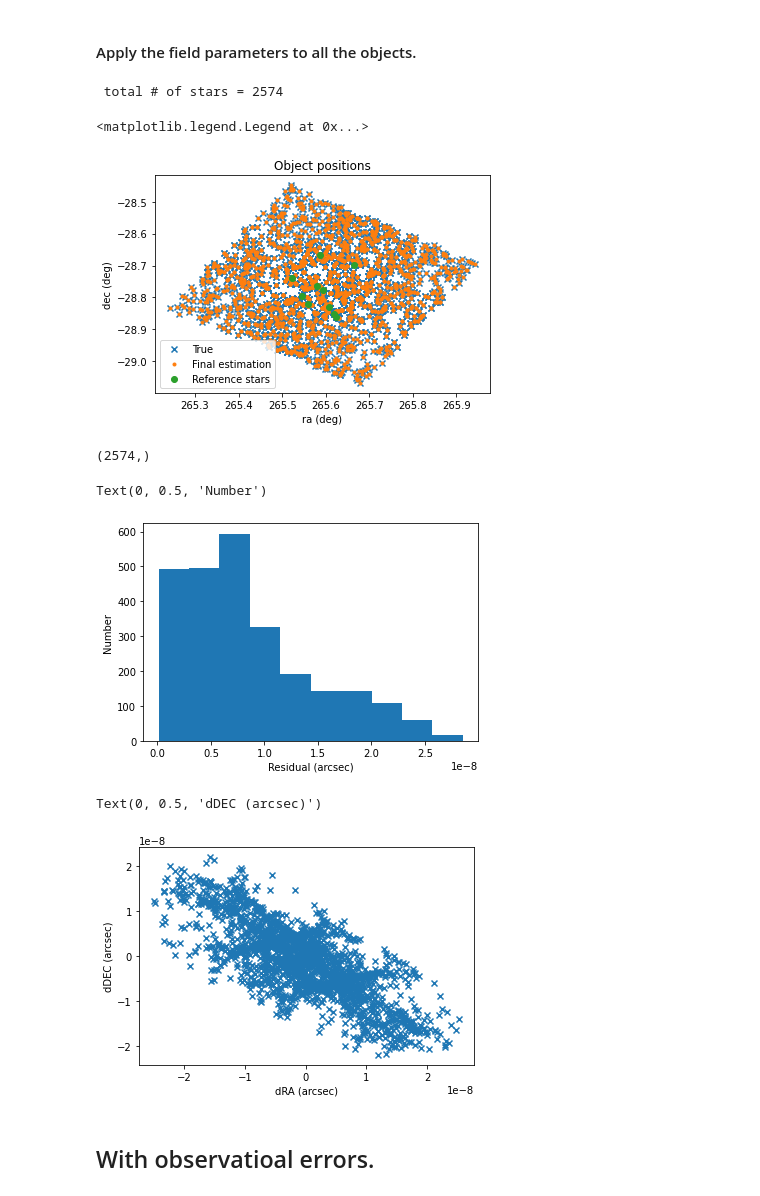
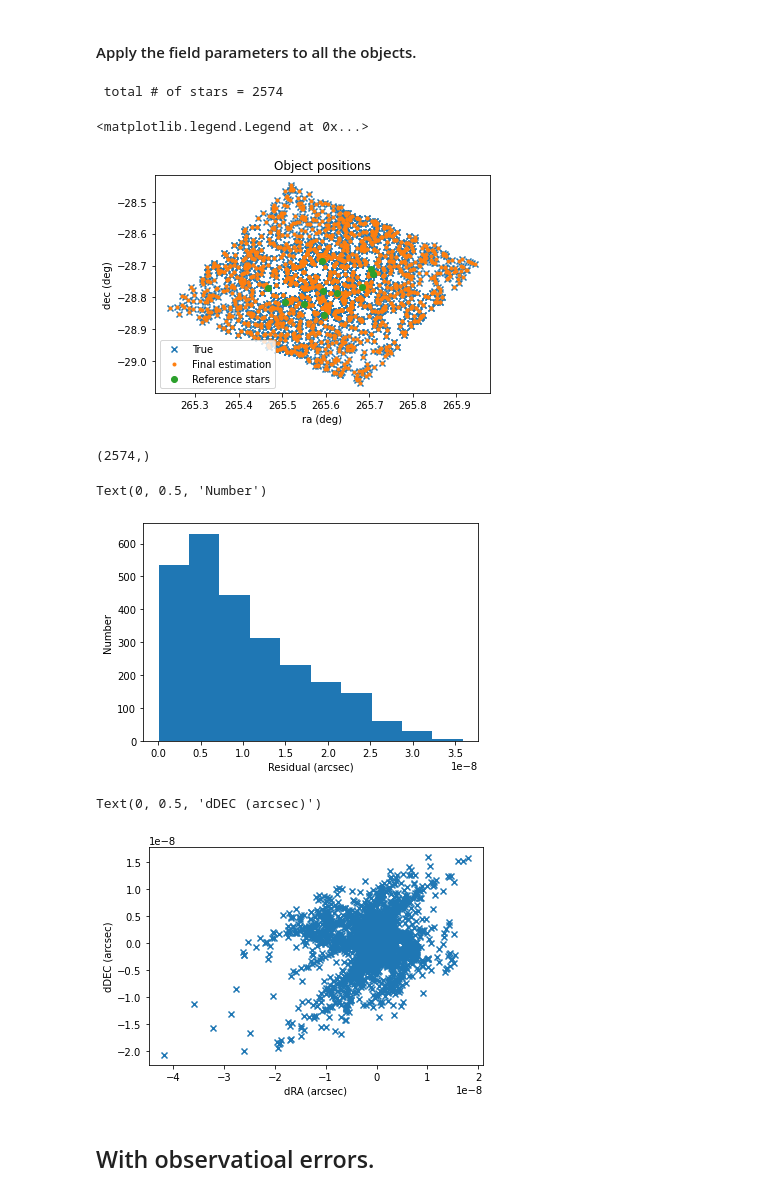
Before and after one commit to kawatadaisuke/JASMINE-analysis-testing, a Jupyter notebook: case7_challenge_00_pix2wcs.ipynb, the cells around one changed output. Cells and saved outputs as stored; diff of their text form; code cells hidden in the pictures.

```diff
--- a/case7_challenge_00_pix2wcs.ipynb
+++ b/case7_challenge_00_pix2wcs.ipynb
@@ -340,4 +423,6 @@ Define model function to solve with Least Squares.
 # %%
+import copy
+
 # def model_func(params, n_fields, dim_sip, observed_xy):
 def model_func(params, ra_ptgs, dec_ptgs, n_fields, dim_sip, observed_xy):
     # params = (ra_ptgs, dec_ptgs, pa_ptg..., scale, a..., b...)
@@ -393,8 +478,11 @@ def model_func(params, ra_ptgs, dec_ptgs, n_fields, dim_sip, observed_xy):
     # compute the mean ra/dec for unique stars
     cat_ids = unique(observed_xy_cp, 'catalog_id')['catalog_id']
 
-    ra_mean = np.zeros_like(observed_xy_cp['ra_est'])
-    dec_mean = np.zeros_like(observed_xy_cp['ra_est'])
+    ra_mean = np.zeros(len(observed_xy['ra_est']))
+    dec_mean = np.zeros(len(observed_xy['dec_est']))
+
+    # effective RA
+    observed_xy_cp['ra_est'] = observed_xy_cp['ra_est']*np.cos(observed_xy_cp['dec_est'].data*u.deg)
 
     for i in cat_ids:
         pos = np.where(observed_xy_cp['catalog_id'] == i)
@@ -654,13 +759,22 @@ def model_wrefs_func(params, n_fields, dim_sip, observed_xy, radec_refstars):
     # compute the mean ra/dec for unique stars
     cat_ids = unique(observed_xy_cp, 'catalog_id')['catalog_id']
 
-    ra_mean = np.zeros_like(observed_xy_cp['ra_est'])
-    dec_mean = np.zeros_like(observed_xy_cp['ra_est'])
+    ra_mean = np.zeros(len(observed_xy['ra_est']))
+    dec_mean = np.zeros(len(observed_xy['dec_est']))
+
+    # effective RA
+    observed_xy_cp['ra_est'] = observed_xy_cp['ra_est']*np.cos(observed_xy_cp['dec_est'].data*u.deg)
 
     for i in cat_ids:
         pos = np.where(observed_xy_cp['catalog_id'] == i)
         ra_mean[pos] = np.mean(observed_xy_cp[pos]['ra_est'])*u.deg
         dec_mean[pos] = np.mean(observed_xy_cp[pos]['dec_est'])*u.deg
+
+    # effective RA for reference stars
+    radec_refstars_cp = radec_refstars.copy()
+    radec_refstars_cp.rename_column('ra', 'ra*')
+    radec_refstars_cp['ra*'] = radec_refstars_cp['ra*']*np.cos(radec_refstars_cp['dec'].data*u.deg)
+    # print(radec_refstars['ra'], radec_refstars_cp['ra*'])
 
     # reference stars' measured mean ra, dec to be compared
     # with the ra, dec of reference stars.
@@ -674,10 +788,13 @@ def model_wrefs_func(params, n_fields, dim_sip, observed_xy, radec_refstars):
       radec_est_refstars[i]['ra_est'] = ra_mean[observed_xy_cp['catalog_id'] == id][0]
       radec_est_refstars[i]['dec_est'] = dec_mean[observed_xy_cp['catalog_id'] == id][0]
 
+
     radec_est = np.concatenate((observed_xy_cp['ra_est'], observed_xy_cp['dec_est'], \
-                              radec_refstars['ra'], radec_refstars['dec']))
+                              radec_refstars_cp['ra*'], radec_refstars_cp['dec']))
     radec_est_mean = np.concatenate((ra_mean, dec_mean, radec_est_refstars['ra_est'], \
                                     radec_est_refstars['dec_est']))
+
+    # print(' ref stars al diff=', np.sum(radec_refstars_cp['ra*']-radec_est_refstars['ra_est']))
 
     residuals = radec_est - radec_est_mean
 
@@ -876,7 +996,7 @@ plt.legend()
 # %% [output]
  total # of stars = 2574
 <matplotlib.legend.Legend at 0x...>
-[figure, old version]
+[figure, new version]
 # %%
 distlist = []
 print(np.shape(radec_allobjs))
@@ -893,20 +1013,23 @@ plt.ylabel("Number")
 # %% [output]
 (2574,)
 Text(0, 0.5, 'Number')
-[figure, old version]
+[figure, new version]
 # %%
-dra = ((radec_allobjs['ra_est']-observed_xy['ra']).data)*u.deg
+# dra = ((radec_allobjs['ra_est']-observed_xy['ra']).data)*u.deg
+# effective RA
+dra = radec_allobjs['ra_est']*np.cos(radec_allobjs['dec_est'].data*u.deg) \
+        -observed_xy['ra']*np.cos(observed_xy['dec'].data*u.deg)
 ddec = ((radec_allobjs['dec_est']-observed_xy['dec']).data)*u.deg
 dra_arcsec = dra.to_value(u.arcsec)
 ddec_arcsec = ddec.to_value(u.arcsec)
 plt.scatter(dra_arcsec, ddec_arcsec, marker='x')
 plt.xlabel('dRA (arcsec)')
 plt.ylabel('dDEC (arcsec)')
 #plt.xlim([-0,8, 0.0])
 #plt.ylim([-0.8, 0.0])
 # %% [output]
 Text(0, 0.5, 'dDEC (arcsec)')
-[figure, old version]
+[figure, new version]
 # %% [markdown]
 ## With observatioal errors.
 # %% [markdown]
```
Also changed, not shown: parts of 55 cells of this notebook.
